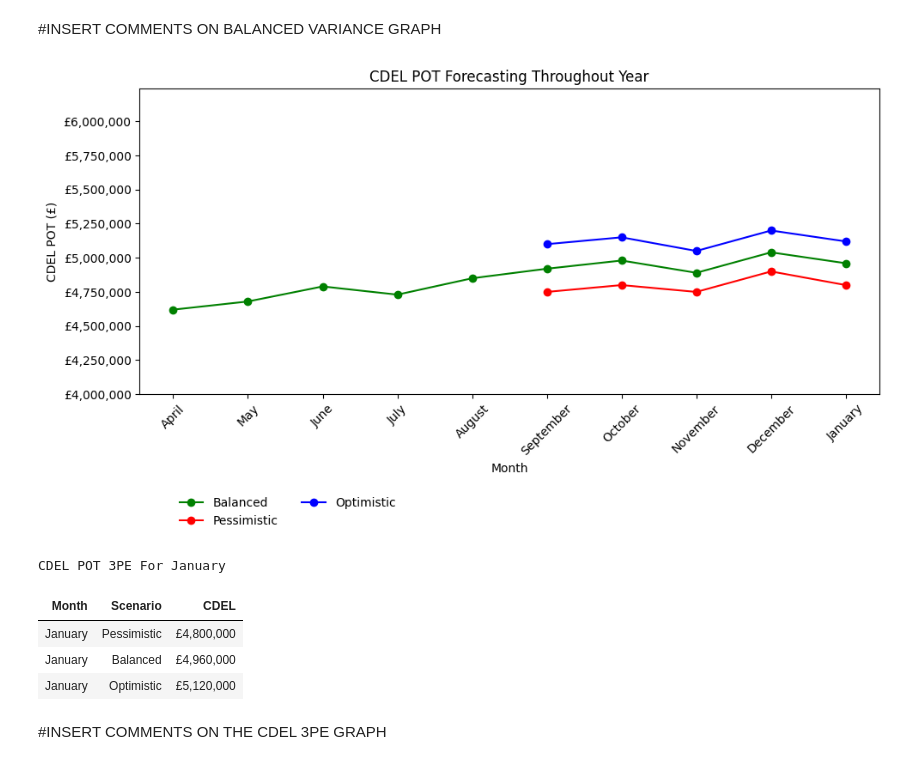
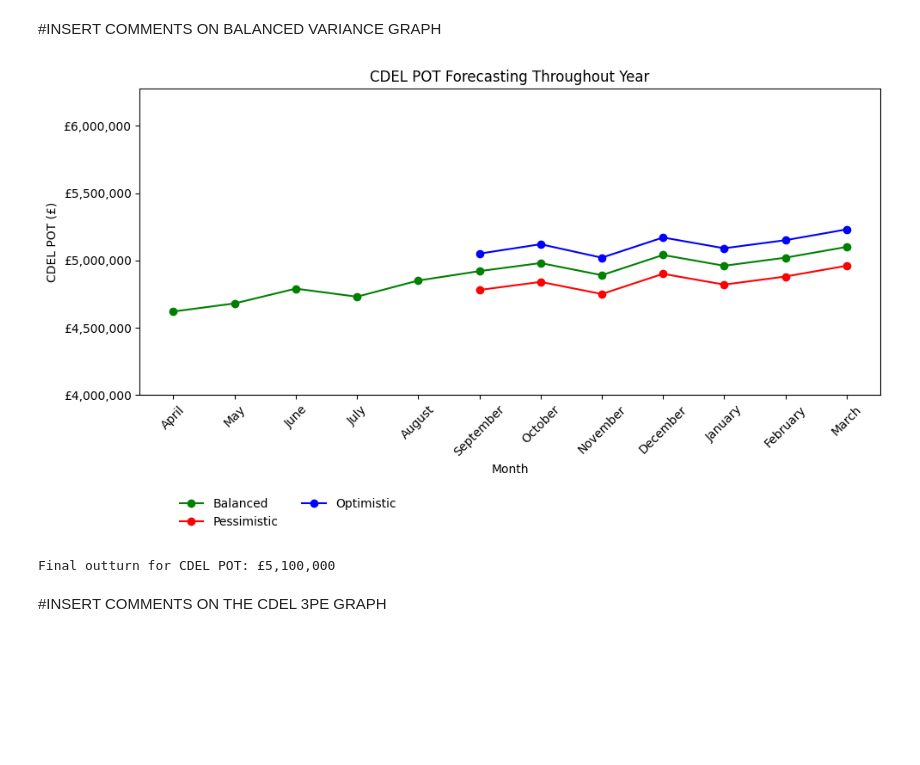
Before and after one commit to Averagecoder2k21/Finance, a Jupyter notebook: Finance_dev_notebook.ipynb, the cells around one changed output. Drawn from its saved outputs; the diff is of its cells as text; code cells hidden in the pictures; blank space fills up the shorter version.

```diff
--- a/Finance_dev_notebook.ipynb
+++ b/Finance_dev_notebook.ipynb
@@ -521,14 +459,10 @@ Last Three Months Balanced Tracking Variance
 # %% [markdown]
 #INSERT COMMENTS ON BALANCED VARIANCE GRAPH
 # %%
-CDEL_graph(FY26_27)
+COM_POT_graph(FY26_27, 'CDEL')
 # %% [output]
-[figure, old version]
+[figure, new version]
-CDEL POT 3PE For January
+Final outturn for CDEL POT: £5,100,000
-| Month | Scenario | CDEL |
-| January | Pessimistic | £4,800,000 |
-| January | Balanced | £4,960,000 |
-| January | Optimistic | £5,120,000 |
 # %% [markdown]
 #INSERT COMMENTS ON THE CDEL 3PE GRAPH
 # %%
```
Also changed, not shown: parts of 12 cells of this notebook.
